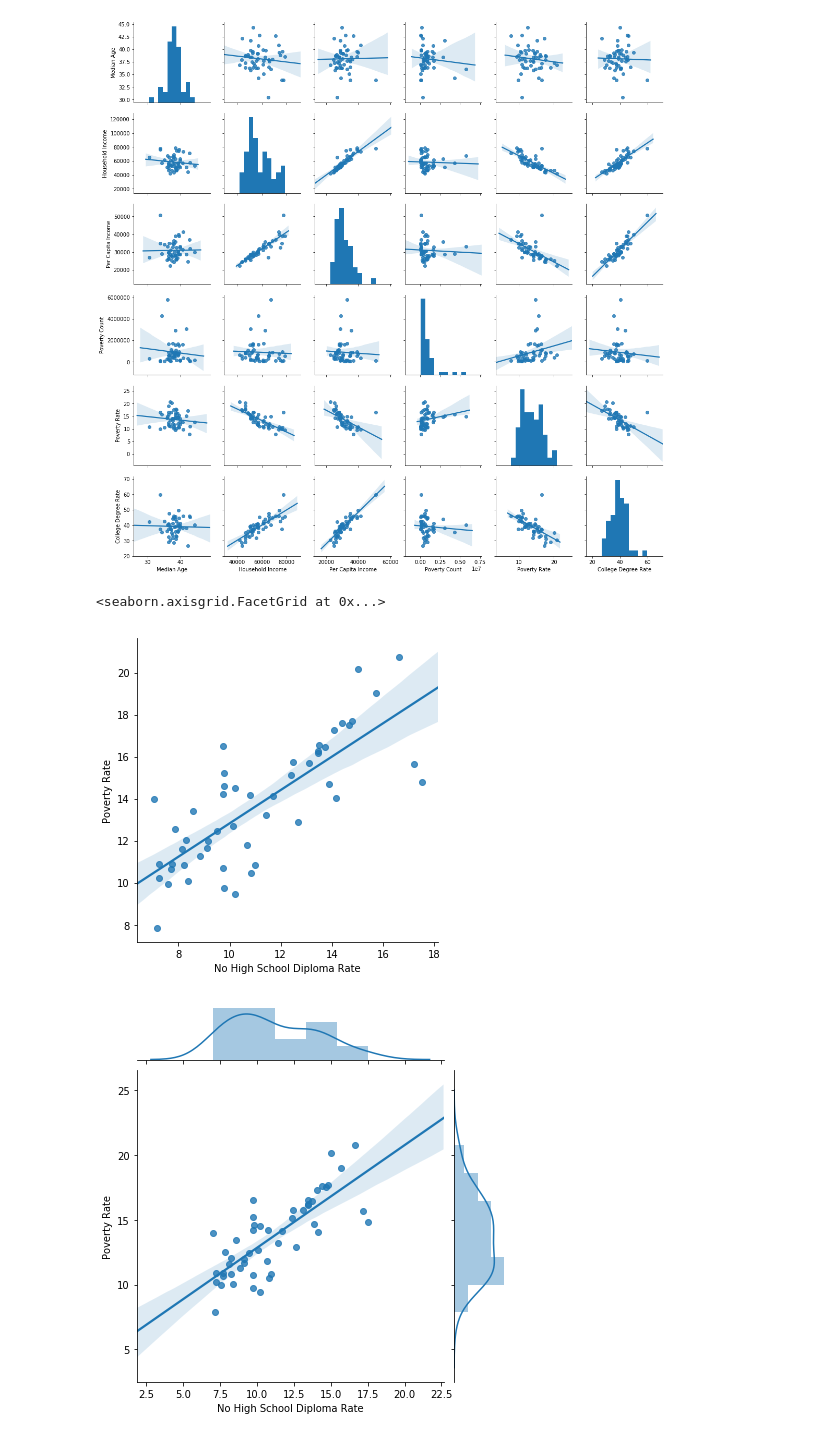
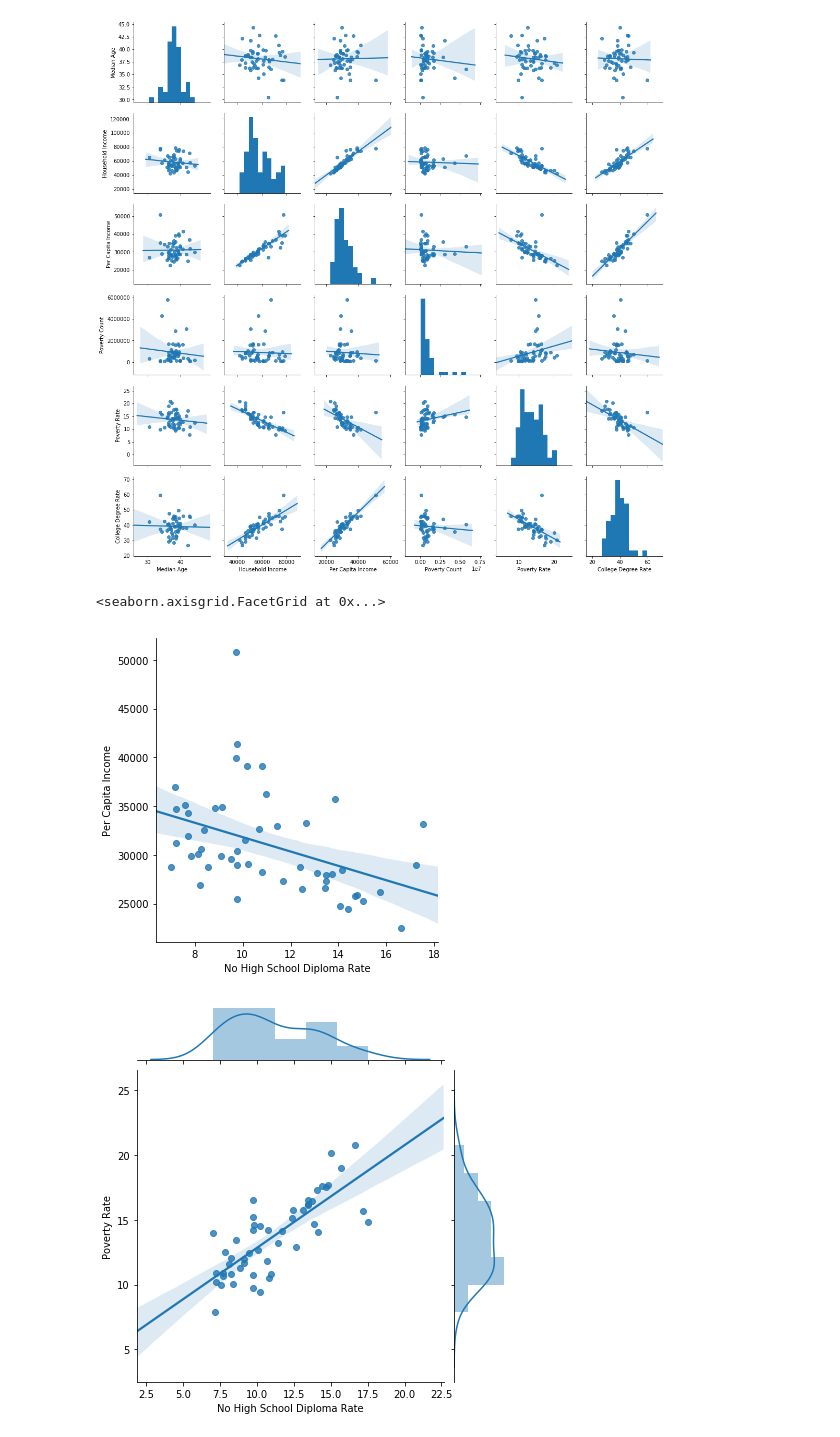
Before and after one commit to trigus00/Project_1, a Jupyter notebook: FinalLizData.ipynb, the cells around one changed output. Drawn from its saved outputs; the diff is of its cells as text; code cells hidden in the pictures.

Commit message:
Up date visuals

```diff
--- a/FinalLizData.ipynb
+++ b/FinalLizData.ipynb
@@ -98,10 +98,10 @@ census_data_numeric2 = zip_data_df[["Median Age", "Household Income", "Per Capit
                                             "Poverty Count", "Poverty Rate", "No High School Diploma Rate"]]
 # %%
 #scatterplot with regression analysis
-sns.lmplot(y='Poverty Rate', x='No High School Diploma Rate', data=census_data_numeric2)
+sns.lmplot(y='Per Capita Income', x='No High School Diploma Rate', data=census_data_numeric2)
 # %% [output]
 <seaborn.axisgrid.FacetGrid at 0x...>
-[figure, old version]
+[figure, new version]
 # %%
 #better visual of the bell curve for rvalue
 sns.jointplot(y='Poverty Rate', x='No High School Diploma Rate', data=census_data_numeric2, kind="reg");
```
Also changed, not shown: 4 other files.
